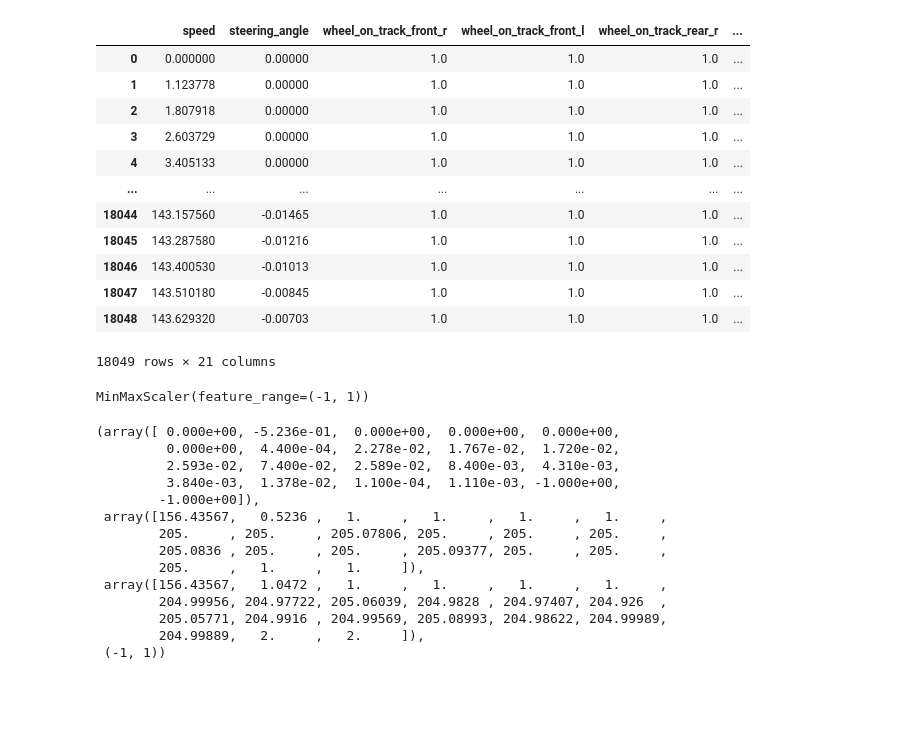
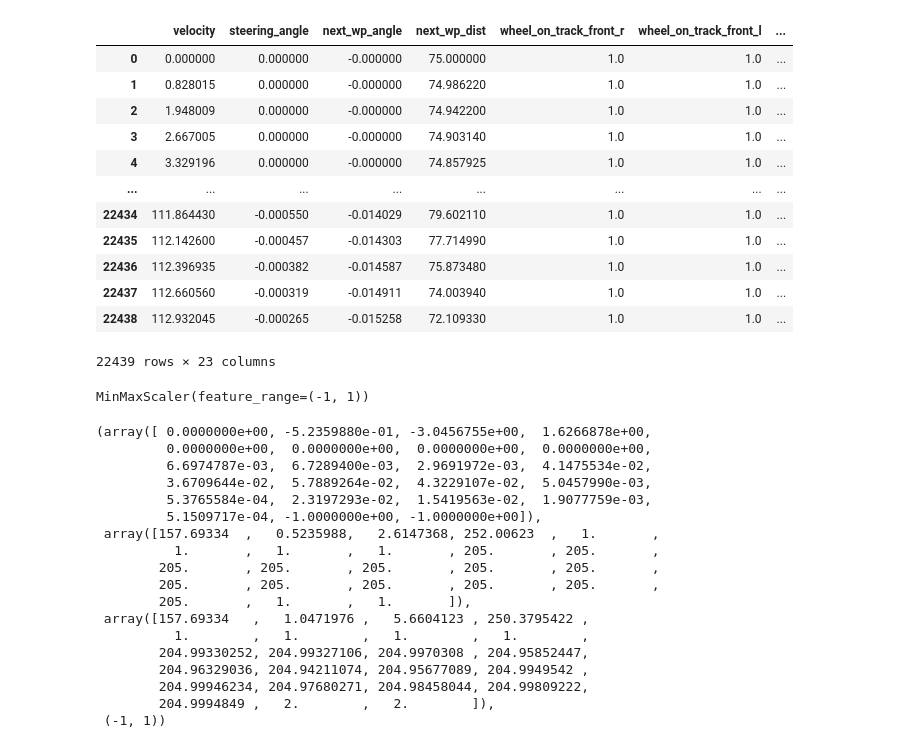
Before and after one commit to stepanmracek/racer-rs, a Jupyter notebook: research/train_onnx.ipynb, the cells around one changed output. Saved outputs shown, nothing was run; the diff lists cells and outputs as text; code cells hidden in the pictures; blank space fills up the shorter version.

```diff
--- a/research/train_onnx.ipynb
+++ b/research/train_onnx.ipynb
@@ -12,28 +12,28 @@ from sklearn.model_selection import train_test_split
 # %%
 data = pd.read_csv(
     "train.csv",
     names=(
-        ["speed", "steering_angle"] +
+        ["velocity", "steering_angle", "next_wp_angle", "next_wp_dist"] +
         [f"wheel_on_track_{i}" for i in ("front_r", "front_l", "rear_r", "rear_l")] +
         [f"sensor_readings_{i}" for i in range(13)] +
         ["target_steer", "target_throttle"]
     )
 )
 display(data)
 # %% [output]
-|  | speed | steering_angle | wheel_on_track_front_r | wheel_on_track_front_l | wheel_on_track_rear_r | ... |
-| 0 | 0.000000 | 0.00000 | 1.0 | 1.0 | 1.0 | ... |
-| 1 | 1.123778 | 0.00000 | 1.0 | 1.0 | 1.0 | ... |
-| 2 | 1.807918 | 0.00000 | 1.0 | 1.0 | 1.0 | ... |
-| 3 | 2.603729 | 0.00000 | 1.0 | 1.0 | 1.0 | ... |
-| 4 | 3.405133 | 0.00000 | 1.0 | 1.0 | 1.0 | ... |
-| ... | ... | ... | ... | ... | ... | ... |
-| 18044 | 143.157560 | -0.01465 | 1.0 | 1.0 | 1.0 | ... |
-| 18045 | 143.287580 | -0.01216 | 1.0 | 1.0 | 1.0 | ... |
-| 18046 | 143.400530 | -0.01013 | 1.0 | 1.0 | 1.0 | ... |
-| 18047 | 143.510180 | -0.00845 | 1.0 | 1.0 | 1.0 | ... |
-| 18048 | 143.629320 | -0.00703 | 1.0 | 1.0 | 1.0 | ... |
+|  | velocity | steering_angle | next_wp_angle | next_wp_dist | wheel_on_track_front_r | wheel_on_track_front_l | ... |
+| 0 | 0.000000 | 0.000000 | -0.000000 | 75.000000 | 1.0 | 1.0 | ... |
+| 1 | 0.828015 | 0.000000 | -0.000000 | 74.986220 | 1.0 | 1.0 | ... |
+| 2 | 1.948009 | 0.000000 | -0.000000 | 74.942200 | 1.0 | 1.0 | ... |
+| 3 | 2.667005 | 0.000000 | -0.000000 | 74.903140 | 1.0 | 1.0 | ... |
+| 4 | 3.329196 | 0.000000 | -0.000000 | 74.857925 | 1.0 | 1.0 | ... |
+| ... | ... | ... | ... | ... | ... | ... | ... |
+| 22434 | 111.864430 | -0.000550 | -0.014029 | 79.602110 | 1.0 | 1.0 | ... |
+| 22435 | 112.142600 | -0.000457 | -0.014303 | 77.714990 | 1.0 | 1.0 | ... |
+| 22436 | 112.396935 | -0.000382 | -0.014587 | 75.873480 | 1.0 | 1.0 | ... |
+| 22437 | 112.660560 | -0.000319 | -0.014911 | 74.003940 | 1.0 | 1.0 | ... |
+| 22438 | 112.932045 | -0.000265 | -0.015258 | 72.109330 | 1.0 | 1.0 | ... |
-18049 rows × 21 columns
+22439 rows × 23 columns
 # %%
 scaler = MinMaxScaler(feature_range=(-1, 1), copy=True, clip=False)
 scaler.fit(data)
@@ -42,19 +42,23 @@ MinMaxScaler(feature_range=(-1, 1))
 # %%
 scaler.data_min_, scaler.data_max_, scaler.data_range_, scaler.feature_range
 # %% [output]
-(array([ 0.000e+00, -5.236e-01,  0.000e+00,  0.000e+00,  0.000e+00,
-         0.000e+00,  4.400e-04,  2.278e-02,  1.767e-02,  1.720e-02,
-         2.593e-02,  7.400e-02,  2.589e-02,  8.400e-03,  4.310e-03,
-         3.840e-03,  1.378e-02,  1.100e-04,  1.110e-03, -1.000e+00,
-        -1.000e+00]),
- array([156.43567,   0.5236 ,   1.     ,   1.     ,   1.     ,   1.     ,
-        205.     , 205.     , 205.07806, 205.     , 205.     , 205.     ,
-        205.0836 , 205.     , 205.     , 205.09377, 205.     , 205.     ,
-        205.     ,   1.     ,   1.     ]),
- array([156.43567,   1.0472 ,   1.     ,   1.     ,   1.     ,   1.     ,
-        204.99956, 204.97722, 205.06039, 204.9828 , 204.97407, 204.926  ,
-        205.05771, 204.9916 , 204.99569, 205.08993, 204.98622, 204.99989,
-        204.99889,   2.     ,   2.     ]),
+(array([ 0.0000000e+00, -5.2359880e-01, -3.0456755e+00,  1.6266878e+00,
+         0.0000000e+00,  0.0000000e+00,  0.0000000e+00,  0.0000000e+00,
+         6.6974787e-03,  6.7289400e-03,  2.9691972e-03,  4.1475534e-02,
+         3.6709644e-02,  5.7889264e-02,  4.3229107e-02,  5.0457990e-03,
+         5.3765584e-04,  2.3197293e-02,  1.5419563e-02,  1.9077759e-03,
+         5.1509717e-04, -1.0000000e+00, -1.0000000e+00]),
+ array([157.69334  ,   0.5235988,   2.6147368, 252.00623  ,   1.       ,
+          1.       ,   1.       ,   1.       , 205.       , 205.       ,
+        205.       , 205.       , 205.       , 205.       , 205.       ,
+        205.       , 205.       , 205.       , 205.       , 205.       ,
+        205.       ,   1.       ,   1.       ]),
+ array([157.69334   ,   1.0471976 ,   5.6604123 , 250.3795422 ,
+          1.        ,   1.        ,   1.        ,   1.        ,
+        204.99330252, 204.99327106, 204.9970308 , 204.95852447,
+        204.96329036, 204.94211074, 204.95677089, 204.9949542 ,
+        204.99946234, 204.97680271, 204.98458044, 204.99809222,
+        204.9994849 ,   2.        ,   2.        ]),
  (-1, 1))
 # %%
 for column in data.columns:
```
Also changed, not shown: parts of 6 cells of this notebook, 8 other files.
